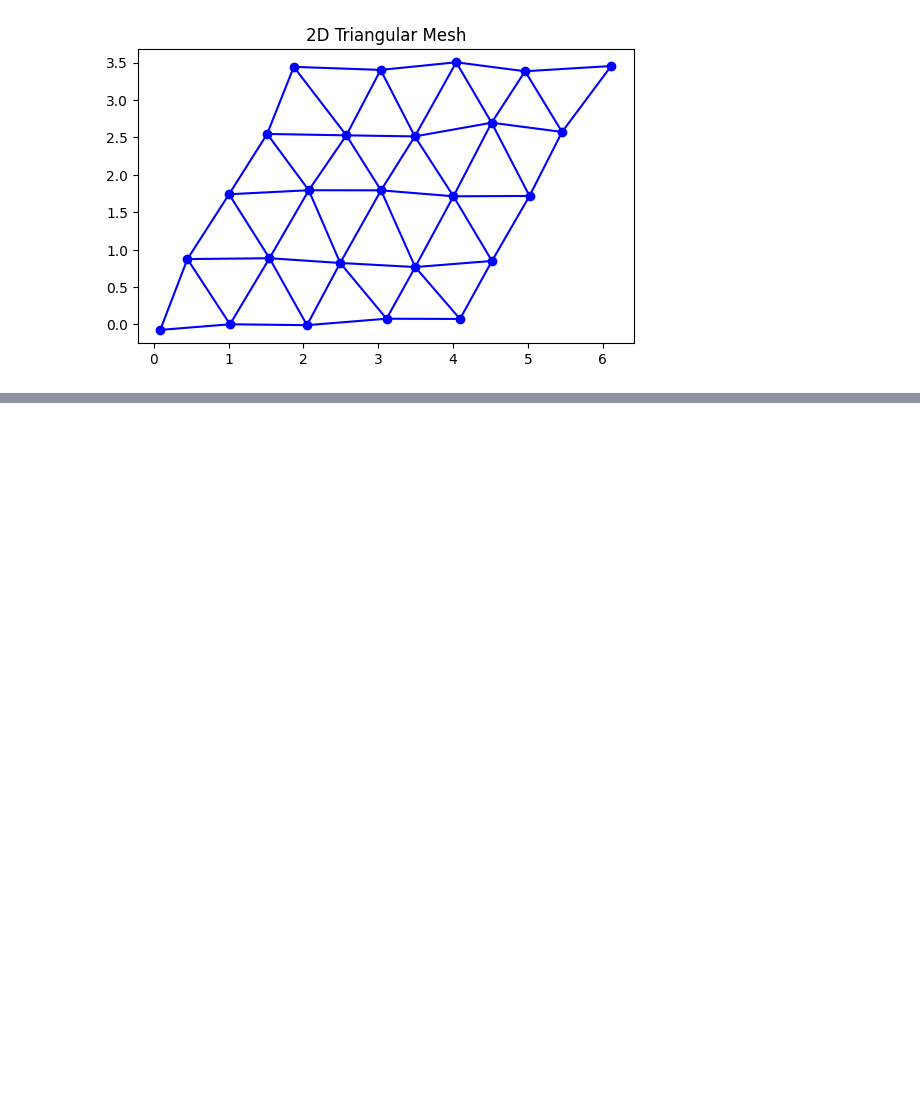
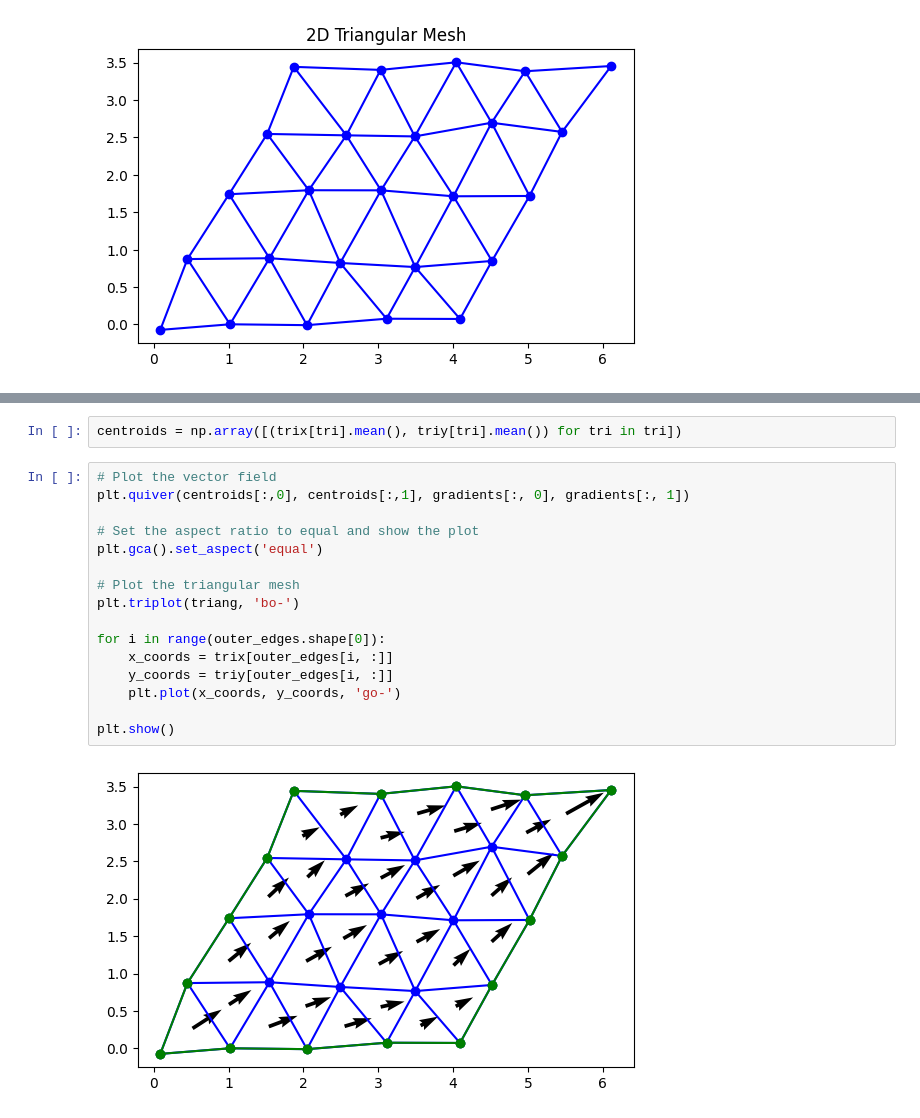
Before and after one commit to gyakusu/Mophing, a Jupyter notebook: python/BijectiveMaps.ipynb, the cells around one changed output, grey strips where cells are left out. Saved outputs shown, nothing was run; the diff lists cells and outputs as text; blank space fills up the shorter version.

```diff
--- a/python/BijectiveMaps.ipynb
+++ b/python/BijectiveMaps.ipynb
@@ -220,0 +255,20 @@ for t in triang.triangles:
+# %%
+centroids = np.array([(trix[tri].mean(), triy[tri].mean()) for tri in tri])
+# %%
+# Plot the vector field
+plt.quiver(centroids[:,0], centroids[:,1], gradients[:, 0], gradients[:, 1])
+
+# Set the aspect ratio to equal and show the plot
+plt.gca().set_aspect('equal')
+
+# Plot the triangular mesh
+plt.triplot(triang, 'bo-')
+
+for i in range(outer_edges.shape[0]):
+    x_coords = trix[outer_edges[i, :]]
+    y_coords = triy[outer_edges[i, :]]
+    plt.plot(x_coords, y_coords, 'go-')
+
+plt.show()
+# %% [output]
+[figure, added]
```
Also changed, not shown: parts of 18 cells of this notebook, 3 other files.
